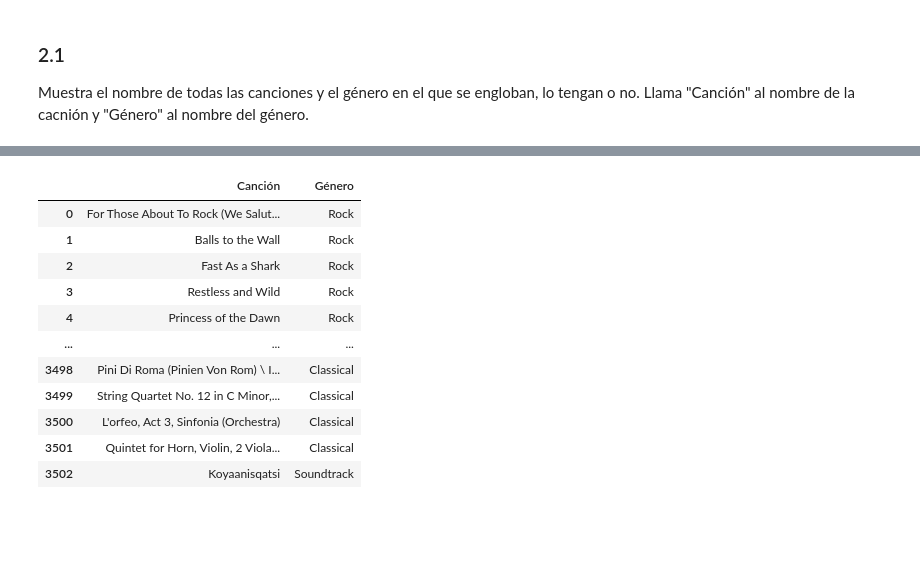
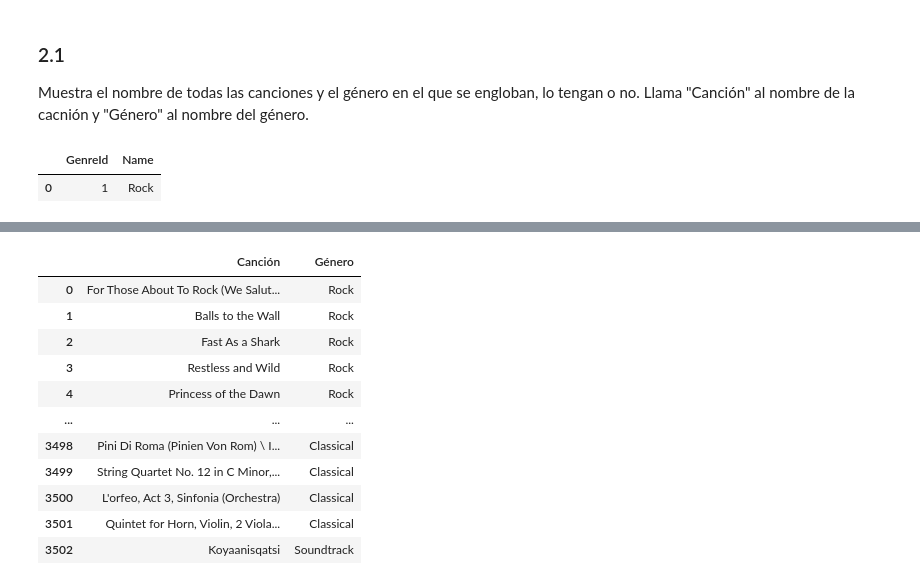
Before and after one commit to Enrique-Algarra/DS-Online-Enrique-Algarra, a Jupyter notebook: 03_Data_Analysis/Sprint_06/Unidad_01_Procesado_Datos_Internos_BBDD/03_Practica_Obligatoria/18_Practica_Obligatoria_SQL.ipynb, the cells around one changed output, grey strips where cells are left out. Cells and saved outputs as stored; diff of their text form; code cells hidden in the pictures; blank space fills up the shorter version.

```diff
--- a/03_Data_Analysis/Sprint_06/Unidad_01_Procesado_Datos_Internos_BBDD/03_Practica_Obligatoria/18_Practica_Obligatoria_SQL.ipynb
+++ b/03_Data_Analysis/Sprint_06/Unidad_01_Procesado_Datos_Internos_BBDD/03_Practica_Obligatoria/18_Practica_Obligatoria_SQL.ipynb
@@ -191,3 +249,8 @@ Contesta a las siguientes cuestiones en las que necesitarás hacer JOINs, hazlo
 ### 2.1
 
 Muestra el nombre de todas las canciones y el género en el que se engloban, lo tengan o no. Llama "Canción" al nombre de la cacnión y "Género" al nombre del género.
+# %%
+ejecutar_query('''SELECT * FROM genres''').head(1)
+# %% [output]
+|  | GenreId | Name |
+| 0 | 1 | Rock |
```
Also changed, not shown: parts of 20 cells of this notebook, 15 other files.
